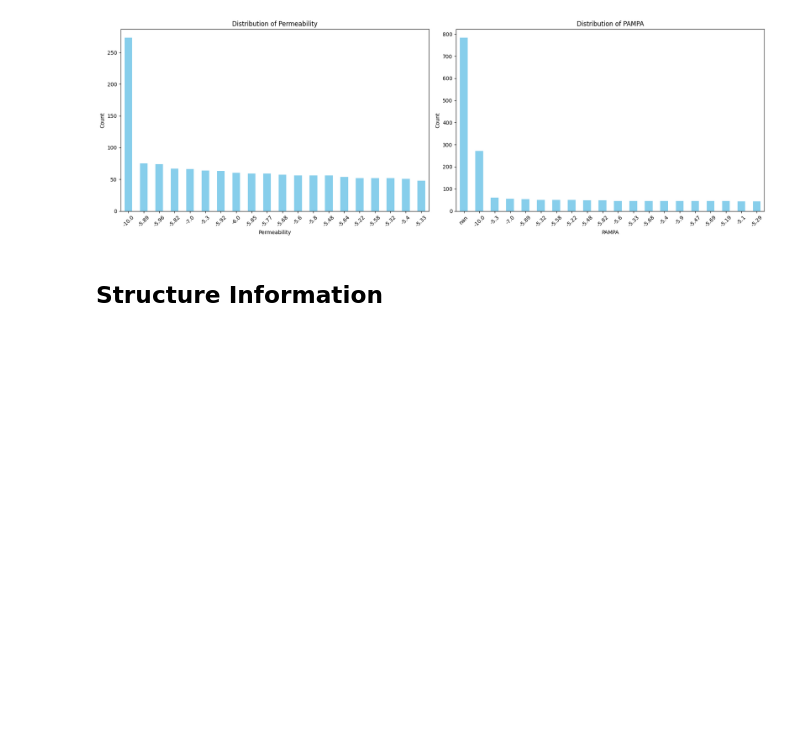
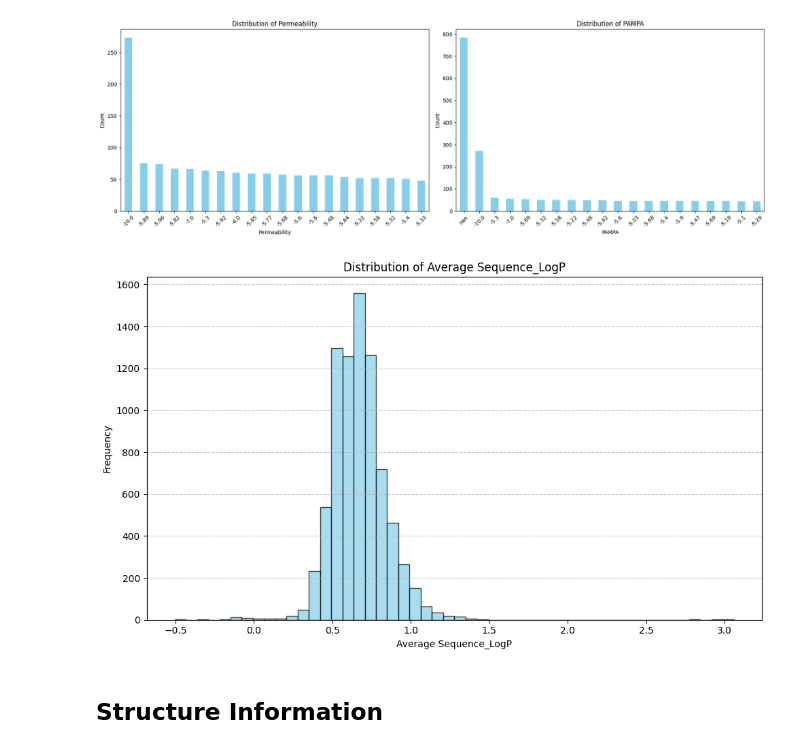
Before and after one commit to MauJunSensei/bsc-thesis, a Jupyter notebook: CycPeptMPDB/exploration.ipynb, the cells around one changed output. Saved outputs shown, nothing was run; the diff lists cells and outputs as text; code cells hidden in the pictures; blank space fills up the shorter version.

```diff
--- a/CycPeptMPDB/exploration.ipynb
+++ b/CycPeptMPDB/exploration.ipynb
@@ -152,6 +154,26 @@ plt.tight_layout()
 plt.show()
 # %% [output]
 [figure]
+# %%
+# Plot the distribution of Sequence_LogP
+plt.figure(figsize=(10, 6))
+data['Sequence_LogP'] = data['Sequence_LogP'].apply(lambda x: list(map(float, x.strip('[]').split(','))) if isinstance(x, str) else x)
+
+
+# Calculate the average of each list in Sequence_LogP
+data['Sequence_LogP_Avg'] = data['Sequence_LogP'].apply(lambda x: np.mean(x) if isinstance(x, list) else np.nan)
+
+# Plot the histogram of the averages
+plt.hist(data['Sequence_LogP_Avg'].dropna(), bins=50, color='skyblue', edgecolor='black', alpha=0.7)
+
+plt.title('Distribution of Average Sequence_LogP')
+plt.xlabel('Average Sequence_LogP')
+plt.ylabel('Frequency')
+plt.grid(axis='y', linestyle='--', alpha=0.7)
+plt.tight_layout()
+plt.show()
+# %% [output]
+[figure, added]
 # %% [markdown]
 ## Structure Information
 # %%
```
Also changed, not shown: parts of 3 cells of this notebook.
